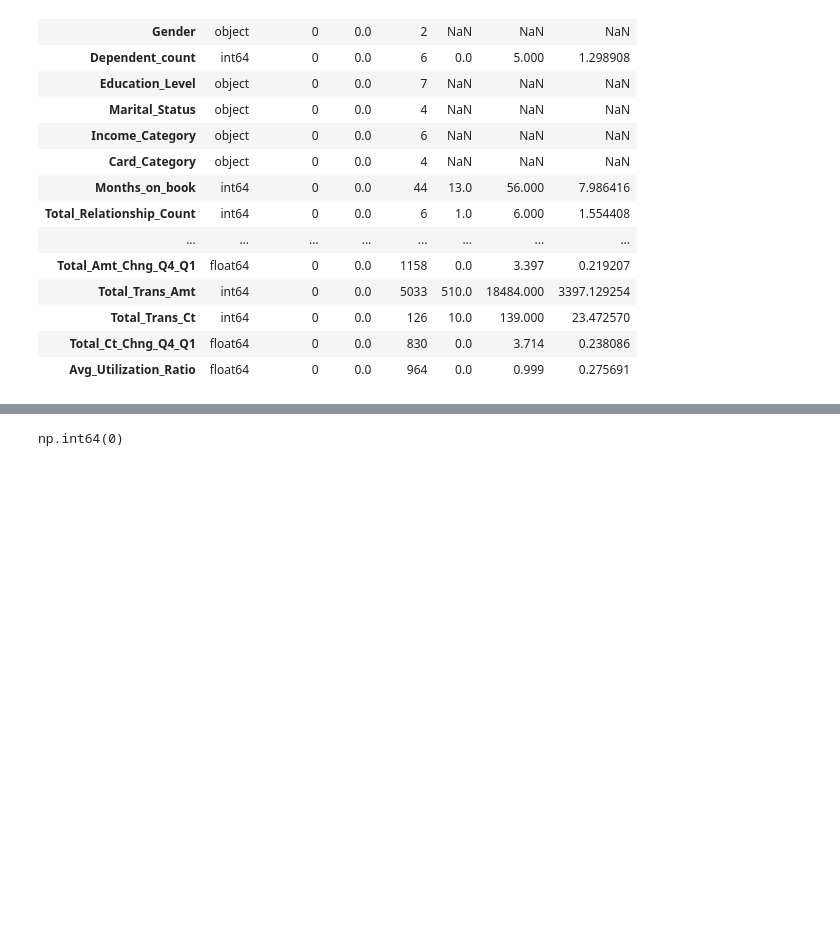
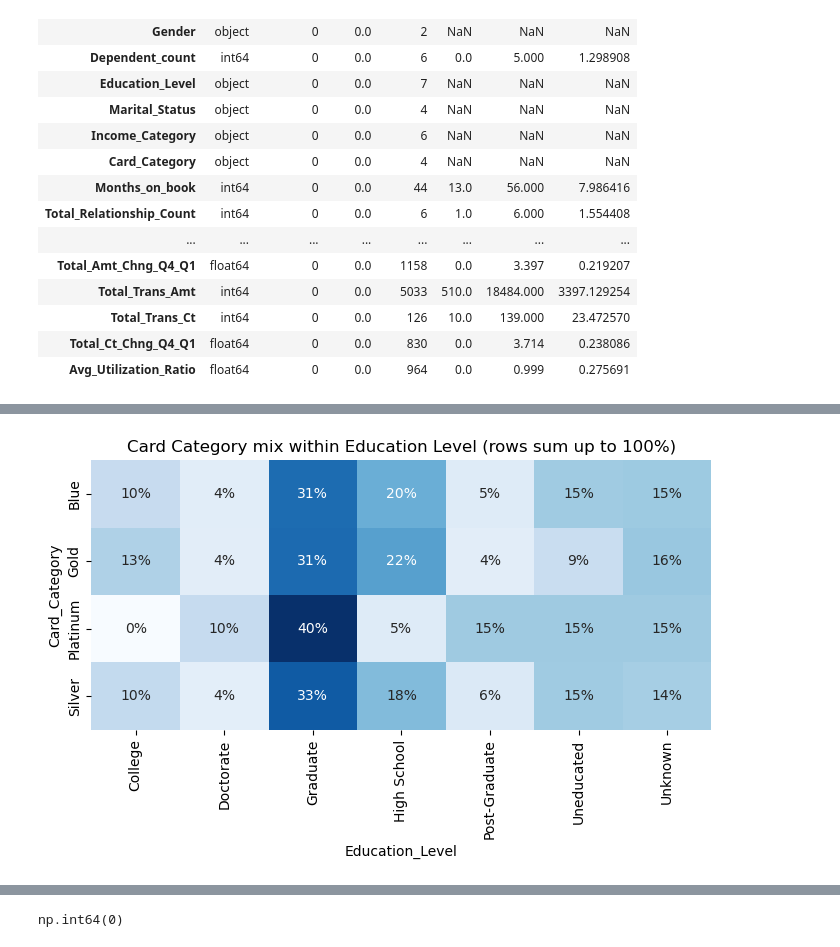
Before and after one commit to kidnextdoor57/Credit-Card-Churn-Prediction, a Jupyter notebook: credit_card_churn.ipynb, the cells around one changed output, grey strips where cells are left out. Saved outputs shown, nothing was run; the diff lists cells and outputs as text; code cells hidden in the pictures; blank space fills up the shorter version.

```diff
--- a/credit_card_churn.ipynb
+++ b/credit_card_churn.ipynb
@@ -76,13 +79,11 @@ audit
 | Total_Ct_Chng_Q4_Q1 | float64 | 0 | 0.0 | 830 | 0.0 | 3.714 | 0.238086 |
 | Avg_Utilization_Ratio | float64 | 0 | 0.0 | 964 | 0.0 | 0.999 | 0.275691 |
 # %%
-num_cols = df.select_dtypes(include = ['int64','float64']).columns
-cat_cols = df.select_dtypes(include = ['object']).columns
-map = {'Attrited Customer':0, 'Existing Customer':1}
-col = ['Attrition_Flag']
 def mapping(data, maps, col):
     for cols in col:
         data[cols] = data[cols].map(maps)
     return data.rename(columns = {'Attrition_Flag':'is_churn'})
 
+map = {'Attrited Customer':1, 'Existing Customer':0}
+col = ['Attrition_Flag']
 df = mapping(df,map,col)
@@ -115 +151,9 @@ def churn_rate_table(data, col):
+# %%
+ct = pd.crosstab(df['Card_Category'], df['Education_Level'], normalize = 'index')
+fig, ax = plt.subplots(figsize = (8, 3.5))
+sns.heatmap(ct, annot = True, fmt = '.0%', cmap = 'Blues', cbar = False, ax = ax)
+ax.set_title('Card Category mix within Education Level (rows sum up to 100%)')
+plt.show()
+# %% [output]
+[figure, added]
 # %%
```
Also changed, not shown: parts of 17 cells of this notebook.
